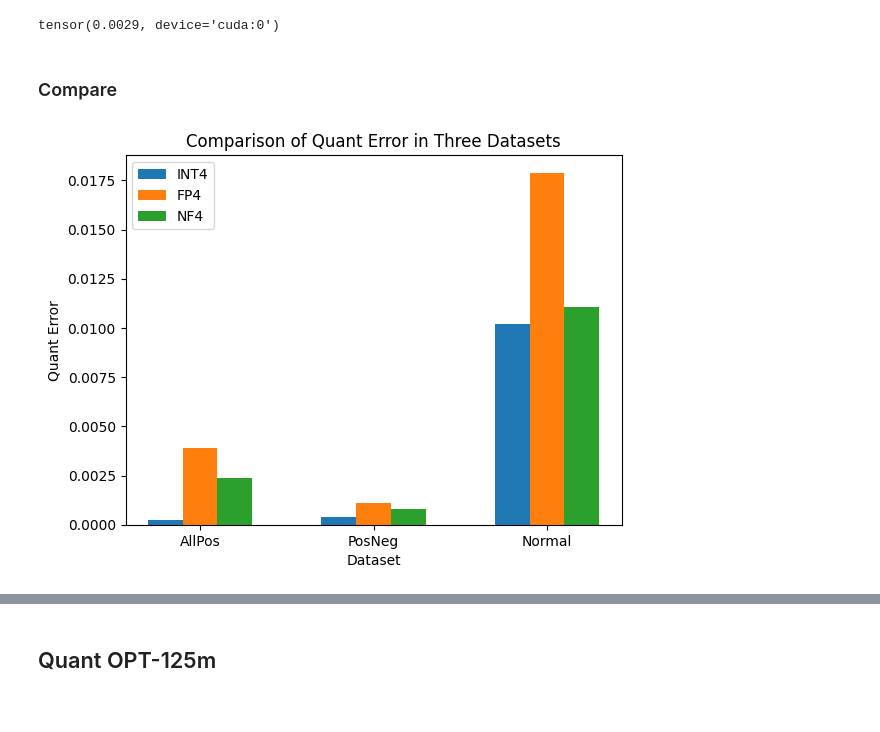
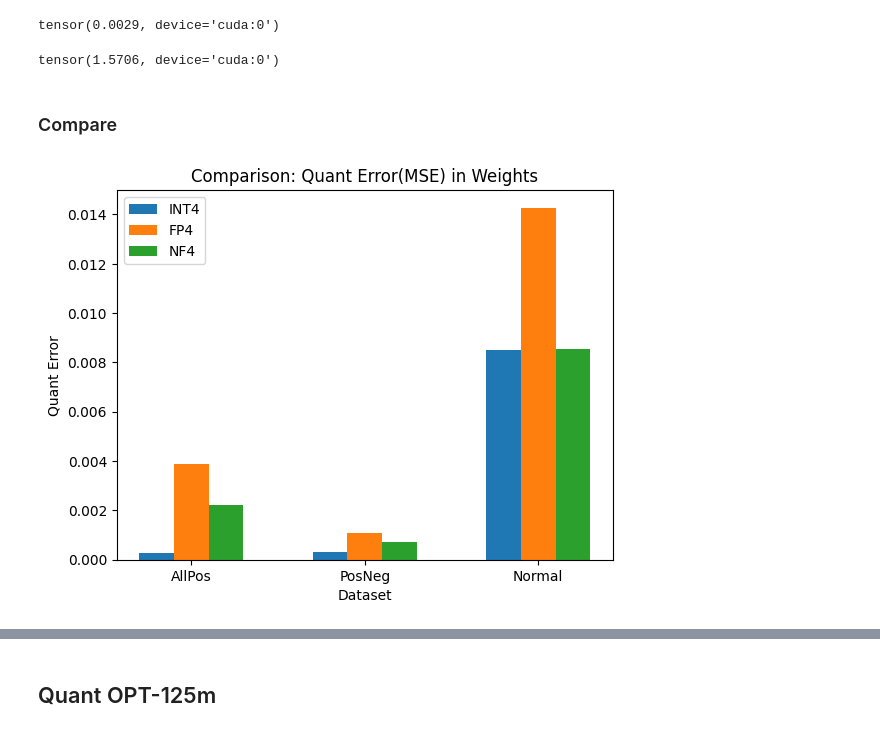
Before and after one commit to cauyxy/bilivideos, a Jupyter notebook: qlora/quant_compare.ipynb, the cells around one changed output, grey strips where cells are left out. Saved outputs shown, nothing was run; the diff lists cells and outputs as text; code cells hidden in the pictures.

Commit message:
finer comparison

```diff
--- a/qlora/quant_compare.ipynb
+++ b/qlora/quant_compare.ipynb
@@ -100,5 +143,6 @@ tensor(0.0050, device='cuda:0')
 # %%
-def qfp4(x):
+def qfp4(x, x_i):
+    x_o = x@x_i
     fp4q, fp4qs = bnbf.quantize_fp4(x)
     quant_v = [vv.item() for v in fp4q[:2] for vv in parseint8(v)]
     print(f"Quant: {quant_v}")
@@ -107,8 +151,9 @@ def qfp4(x):
     print(f"Dequant: {fp4qx[:4]}")
 
     fp4qb = F.mse_loss(x, fp4qx).item()
-    print(f"Loss: {fp4qb}")
-    return fp4qb
+    fp4qbo = F.mse_loss(x_o, fp4qx@x_i).item()
+    print(f"Loss: {fp4qb}, {fp4qbo}")
+    return fp4qb, fp4qbo, fp4qx
 # %% [markdown]
 ### Quant to NF4
 # %%
@@ -126,8 +171,14 @@ nf4qb = F.mse_loss(x, nf4qx)
 nf4qb
 # %% [output]
 tensor(0.0029, device='cuda:0')
+# %%
+nf4qbo = F.mse_loss(x_o, nf4qx@x_i)
+nf4qbo
+# %% [output]
+tensor(1.5706, device='cuda:0')
 # %%
-def qnf4(x):
+def qnf4(x, x_i):
+    x_o = x@x_i
     nf4q, nf4qs = bnbf.quantize_nf4(x)
     quant_v = [vv.item() for v in nf4q[:2] for vv in parseint8(v)]
     print(f"Quant: {quant_v}")
@@ -136,8 +187,9 @@ def qnf4(x):
     print(f"Dequant: {nf4qx[:4]}")
 
     nf4qb = F.mse_loss(x, nf4qx).item()
-    print(f"Loss: {nf4qb}")
-    return nf4qb
+    nf4qbo = F.mse_loss(x_o, nf4qx@x_i).item()
+    print(f"Loss: {nf4qb}, {nf4qbo}")
+    return nf4qb, nf4qbo, nf4qx
 # %% [markdown]
 ### Compare
 # %%
@@ -149,24 +201,18 @@ x_list = [x_allpos, x_negpos, x_nomal]
 q_func = [sqi4, qfp4, qnf4]
 # %%
 %%capture
-plt_data = [[f(x) for x in x_list] for f in q_func]
+plt_data_tu = [[f(x, x_i) for x in x_list] for f in q_func]
-# %%
-import matplotlib.pyplot as plt
-import numpy as np
-
-x = np.arange(len(plt_data[0]))
-
-width = 0.2
-plt.bar(x - width, plt_data[0], width, label='INT4')
-plt.bar(x, plt_data[1], width, label='FP4')
-plt.bar(x + width, plt_data[2], width, label='NF4')
-
-plt.title('Comparison of Quant Error in Three Datasets')
-plt.xlabel('Dataset')
-plt.ylabel('Quant Error')
-plt.xticks(x, ['AllPos', 'PosNeg', 'Normal'])
-plt.legend(loc='upper left')
-
-plt.show()
-# %% [output]
-[figure, removed]
+# %%
+# Not important
+plt_data = [[t[0] for t in tt] for tt in plt_data_tu]
+plot3compare(
+    title='Comparison: Quant Error(MSE) in Weights',
+    plt_data=plt_data,
+    plt_label=['INT4', 'FP4', 'NF4'],
+    x_label='Dataset',
+    y_label='Quant Error',
+    x_ticks=['AllPos', 'PosNeg', 'Normal'],
+    legend_loc="upper left"
+)
+# %% [output]
+[figure, added]
```
Also changed, not shown: parts of 27 cells of this notebook.
